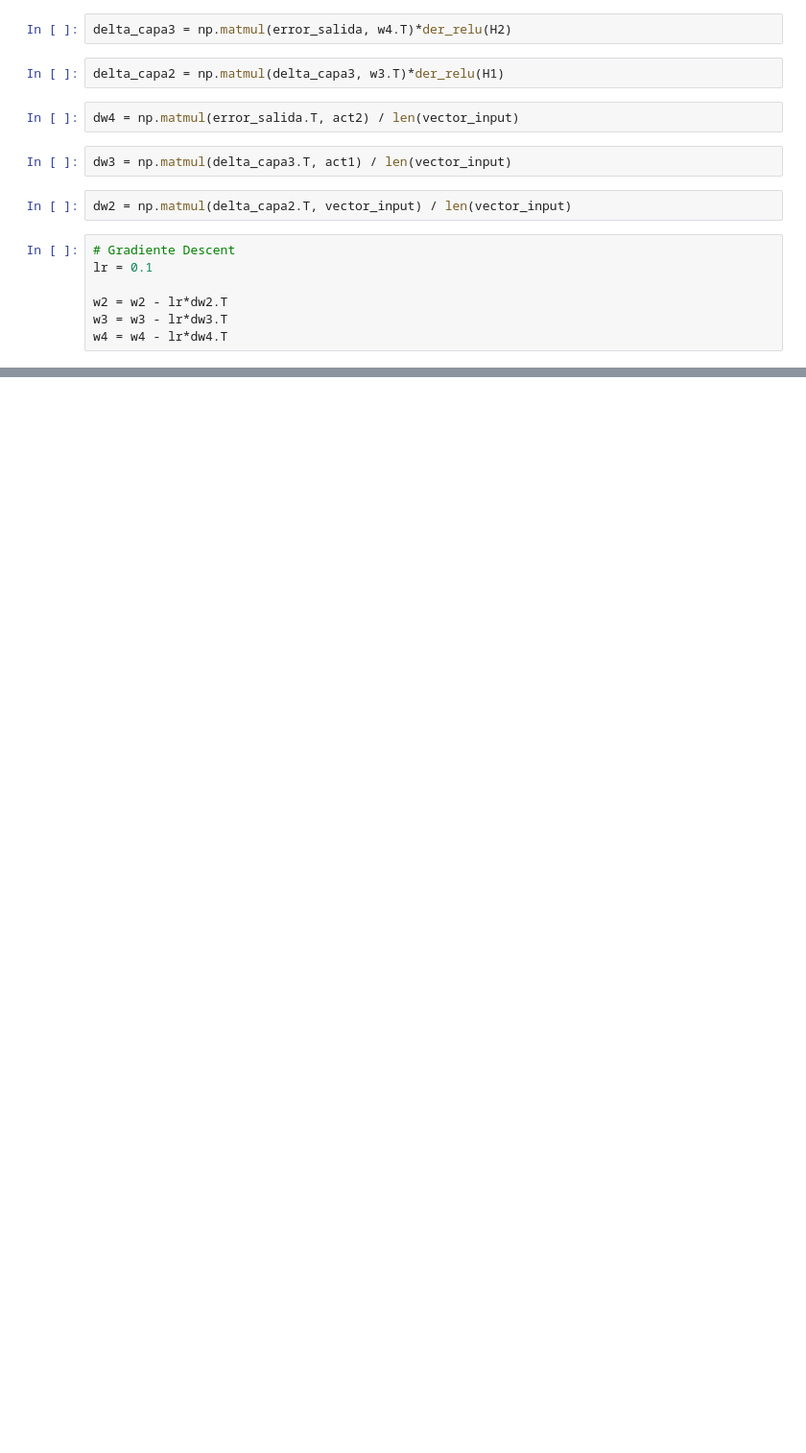
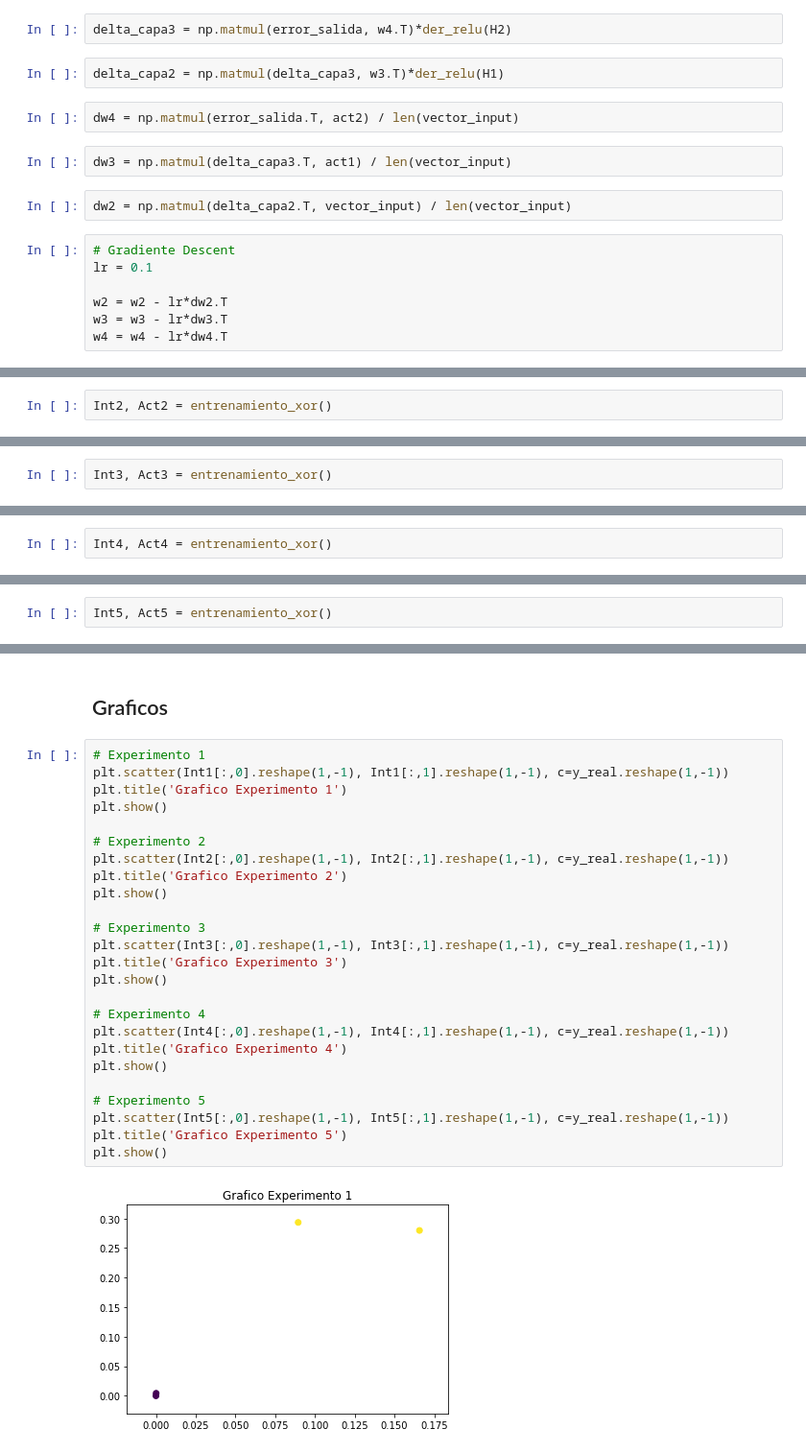
Before and after one commit to EldaCalderon/Statistical-Learning-II, a Jupyter notebook: Tarea 6.ipynb, the cells around one changed output, grey strips where cells are left out. Shown: that part at 96% size. Cells and saved outputs as stored; diff of their text form; blank space fills up the shorter version.

```diff
--- a/Tarea 6.ipynb
+++ b/Tarea 6.ipynb
@@ -245,0 +251,2 @@ error: 280 [[ 0.        ]
+# %%
+Int2, Act2 = entrenamiento_xor()
@@ -245,0 +273,2 @@ error: 280 [[ 0.        ]
+# %%
+Int3, Act3 = entrenamiento_xor()
@@ -245,0 +295,2 @@ error: 280 [[ 0.        ]
+# %%
+Int4, Act4 = entrenamiento_xor()
@@ -245,0 +317,2 @@ error: 280 [[ 0.        ]
+# %%
+Int5, Act5 = entrenamiento_xor()
@@ -245,0 +337,29 @@ error: 280 [[ 0.        ]
+# %% [markdown]
+## Graficos
+# %%
+# Experimento 1
+plt.scatter(Int1[:,0].reshape(1,-1), Int1[:,1].reshape(1,-1), c=y_real.reshape(1,-1))
+plt.title('Grafico Experimento 1')
+plt.show()
+
+# Experimento 2
+plt.scatter(Int2[:,0].reshape(1,-1), Int2[:,1].reshape(1,-1), c=y_real.reshape(1,-1))
+plt.title('Grafico Experimento 2')
+plt.show()
+
+# Experimento 3
+plt.scatter(Int3[:,0].reshape(1,-1), Int3[:,1].reshape(1,-1), c=y_real.reshape(1,-1))
+plt.title('Grafico Experimento 3')
+plt.show()
+
+# Experimento 4
+plt.scatter(Int4[:,0].reshape(1,-1), Int4[:,1].reshape(1,-1), c=y_real.reshape(1,-1))
+plt.title('Grafico Experimento 4')
+plt.show()
+
+# Experimento 5
+plt.scatter(Int5[:,0].reshape(1,-1), Int5[:,1].reshape(1,-1), c=y_real.reshape(1,-1))
+plt.title('Grafico Experimento 5')
+plt.show()
+# %% [output]
+[figure, added]
```
Also changed, not shown: parts of 19 cells of this notebook.
